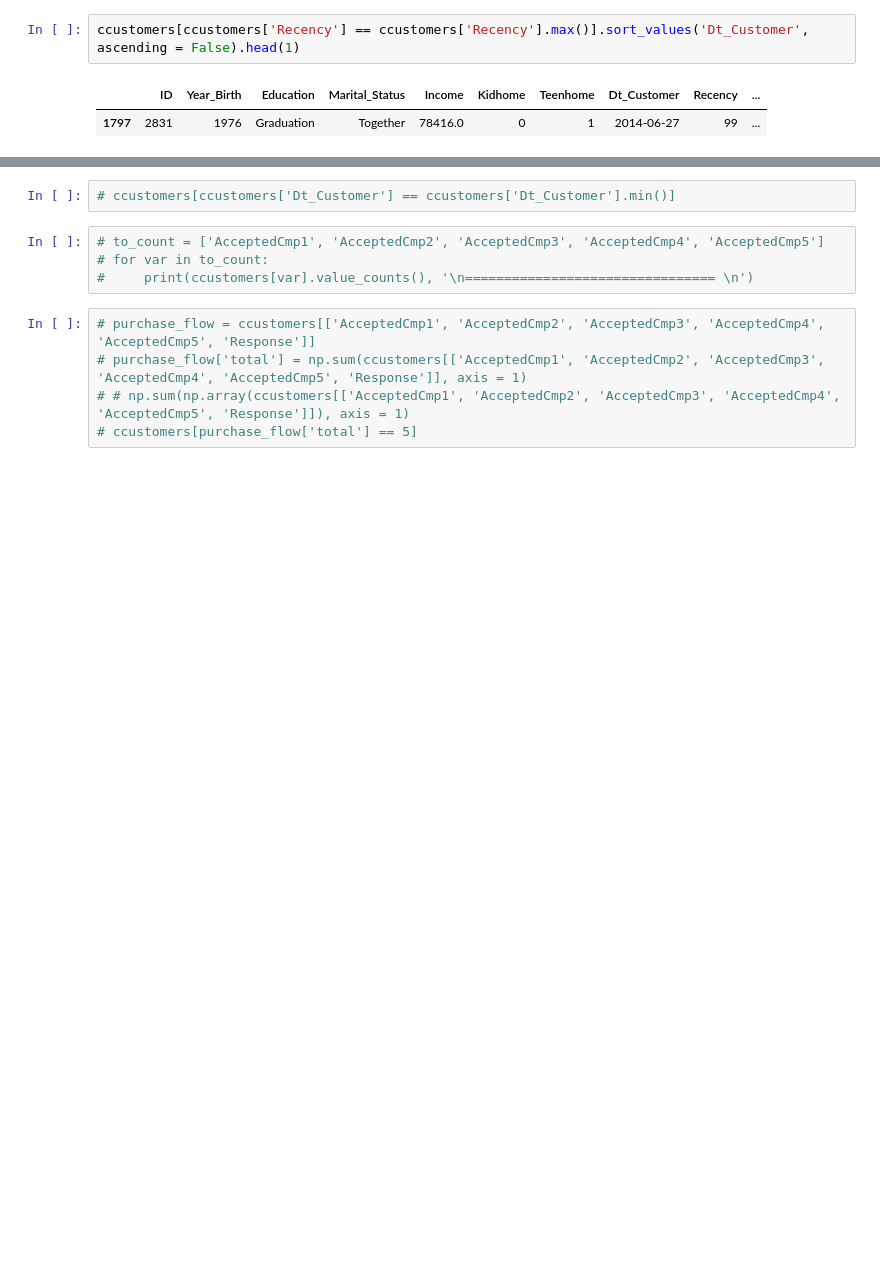
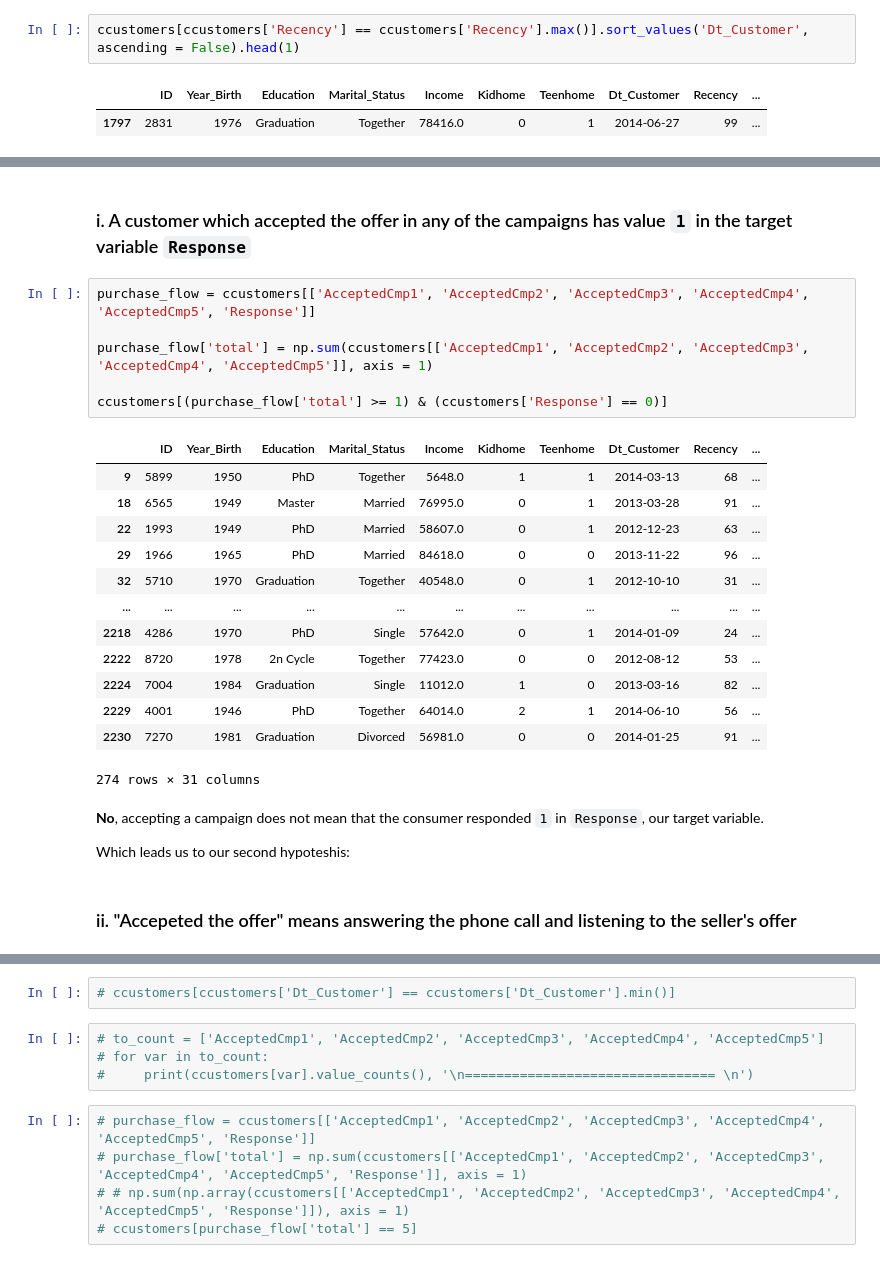
Before and after one commit to renanfmoises/consumer-behavior-analytics, a Jupyter notebook: notebooks/02. Consumer Behavior Analytics - Data Analysis.ipynb, the cells around one changed output, grey strips where cells are left out. Drawn from its saved outputs; the diff is of its cells as text; blank space fills up the shorter version.

Commit message:
Hypothesis on AcceptedCmpX variables

```diff
--- a/notebooks/02. Consumer Behavior Analytics - Data Analysis.ipynb
+++ b/notebooks/02. Consumer Behavior Analytics - Data Analysis.ipynb
@@ -440,0 +454,28 @@ sns.distplot(ccustomers['Age']);
+# %% [markdown]
+### i. A customer which accepted the offer in any of the campaigns has value `1` in the target variable `Response`
+# %%
+purchase_flow = ccustomers[['AcceptedCmp1', 'AcceptedCmp2', 'AcceptedCmp3', 'AcceptedCmp4', 'AcceptedCmp5', 'Response']]
+
+purchase_flow['total'] = np.sum(ccustomers[['AcceptedCmp1', 'AcceptedCmp2', 'AcceptedCmp3', 'AcceptedCmp4', 'AcceptedCmp5']], axis = 1)
+
+ccustomers[(purchase_flow['total'] >= 1) & (ccustomers['Response'] == 0)]
+# %% [output]
+|  | ID | Year_Birth | Education | Marital_Status | Income | Kidhome | Teenhome | Dt_Customer | Recency | ... |
+| 9 | 5899 | 1950 | PhD | Together | 5648.0 | 1 | 1 | 2014-03-13 | 68 | ... |
+| 18 | 6565 | 1949 | Master | Married | 76995.0 | 0 | 1 | 2013-03-28 | 91 | ... |
+| 22 | 1993 | 1949 | PhD | Married | 58607.0 | 0 | 1 | 2012-12-23 | 63 | ... |
+| 29 | 1966 | 1965 | PhD | Married | 84618.0 | 0 | 0 | 2013-11-22 | 96 | ... |
+| 32 | 5710 | 1970 | Graduation | Together | 40548.0 | 0 | 1 | 2012-10-10 | 31 | ... |
+| ... | ... | ... | ... | ... | ... | ... | ... | ... | ... | ... |
+| 2218 | 4286 | 1970 | PhD | Single | 57642.0 | 0 | 1 | 2014-01-09 | 24 | ... |
+| 2222 | 8720 | 1978 | 2n Cycle | Together | 77423.0 | 0 | 0 | 2012-08-12 | 53 | ... |
+| 2224 | 7004 | 1984 | Graduation | Single | 11012.0 | 1 | 0 | 2013-03-16 | 82 | ... |
+| 2229 | 4001 | 1946 | PhD | Together | 64014.0 | 2 | 1 | 2014-06-10 | 56 | ... |
+| 2230 | 7270 | 1981 | Graduation | Divorced | 56981.0 | 0 | 0 | 2014-01-25 | 91 | ... |
+274 rows × 31 columns
+# %% [markdown]
+**No**, accepting a campaign does not mean that the consumer responded `1` in `Response`, our target variable.
+
+Which leads us to our second hypoteshis:
+# %% [markdown]
+### ii. "Accepeted the offer" means answering the phone call and listening to the seller's offer
```
Also changed, not shown: parts of 63 cells of this notebook.
